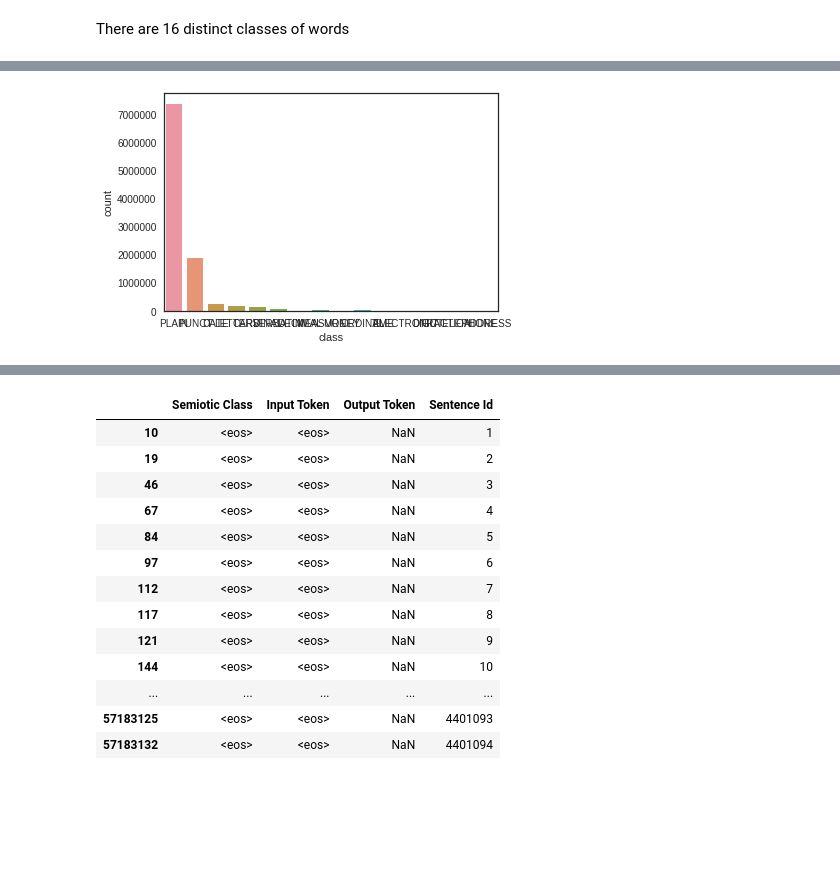
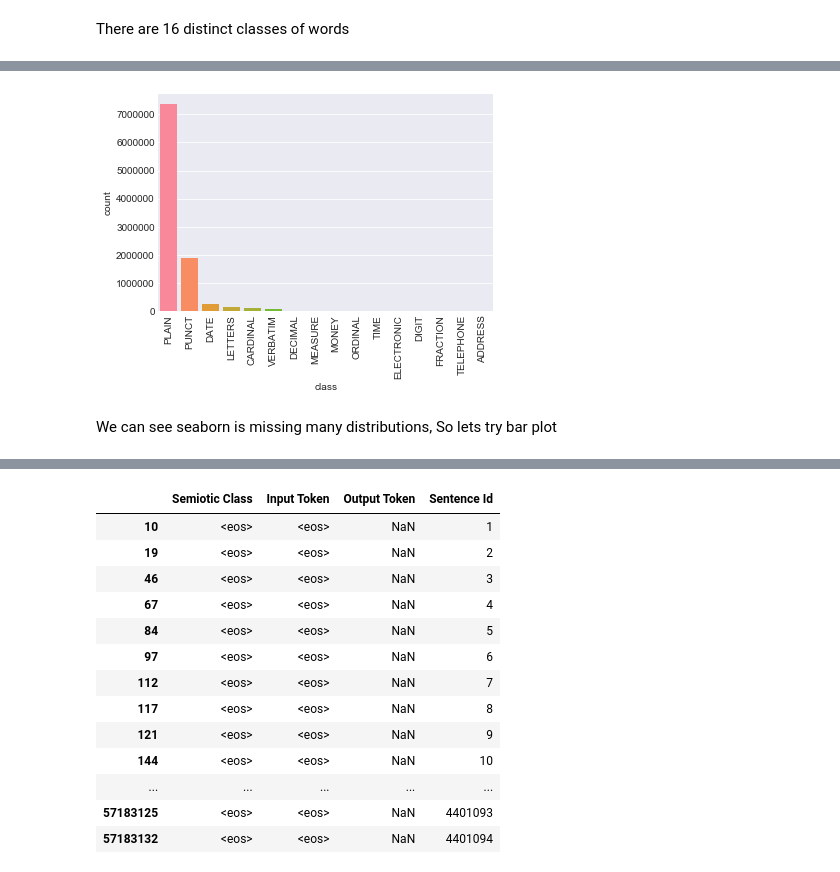
Before and after one commit to SibtainRazaJamali/Text-Normalization, a Jupyter notebook: Project.ipynb, the cells around one changed output, grey strips where cells are left out. Saved outputs shown, nothing was run; the diff lists cells and outputs as text; code cells hidden in the pictures; blank space fills up the shorter version.

```diff
--- a/Project.ipynb
+++ b/Project.ipynb
@@ -62,7 +85,18 @@ There are 16 distinct classes of words
+# %%
+#sns.set_palette("hls")
+#fig_size=(11,8)
+#fig,axe=plt.subplots(figsize=fig_size)
+sns.set_style("darkgrid")
+figs=sns.countplot(training_set['class'],saturation=1)
+
+figs.set_xticklabels(training_set['class'].unique(),rotation=90)
+plt.show()
+# %% [output]
+[figure, added]
+# %% [markdown]
+We can see seaborn is missing many distributions, So lets try bar plot
 # %%
-sns.set_style()
-sns.countplot(training_set['class'])
-
+sns.set_style("white")
+fig=sns.barplot(training_set['class'],saturation=1)
+figs.set_xticklabels(training_set['class'].unique(),rotation=90)
 plt.show()
-# %% [output]
-[figure, removed]
```
Also changed, not shown: parts of 4 cells of this notebook.
